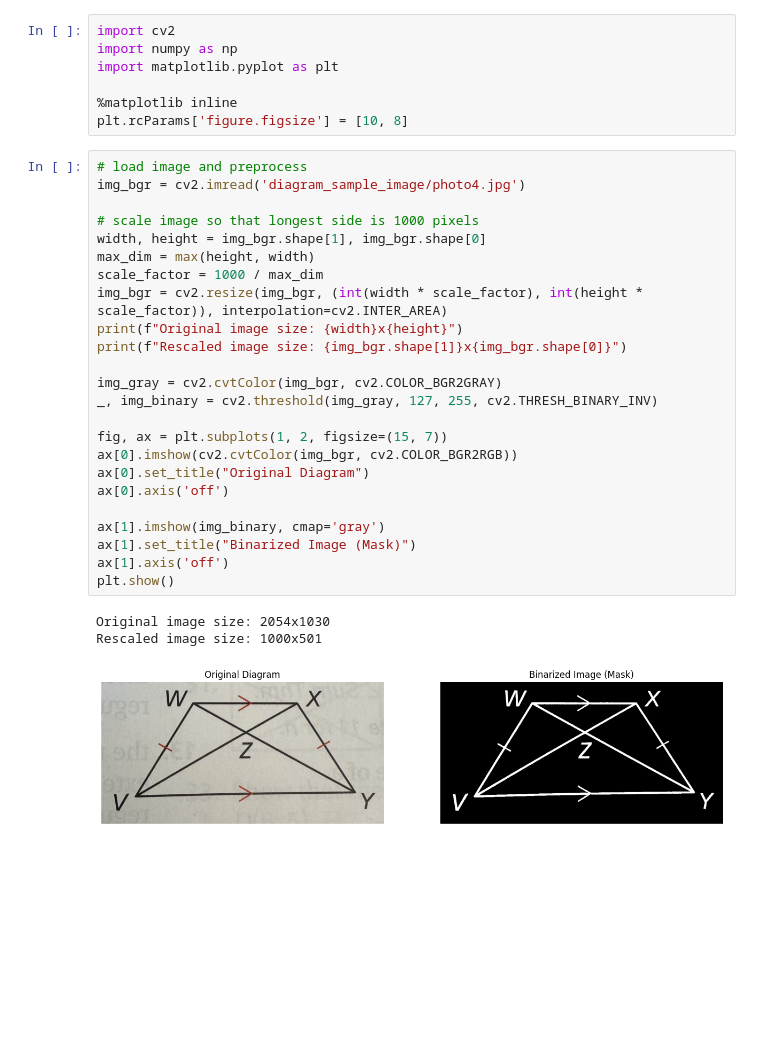
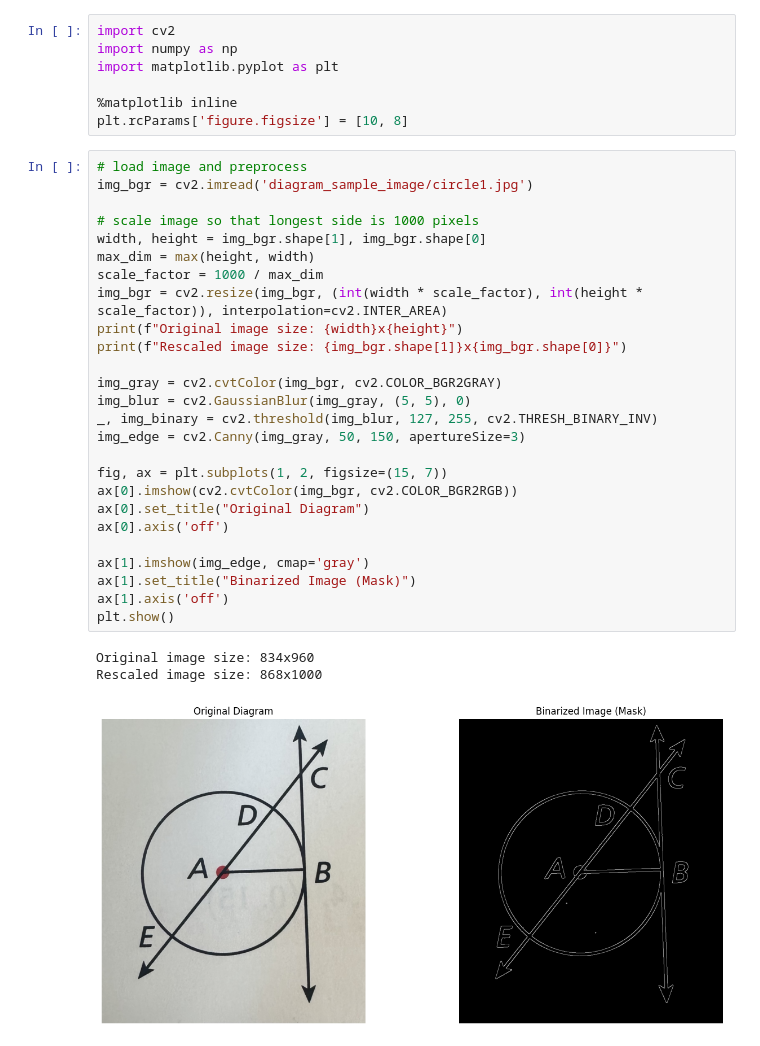
Before and after one commit to hsharriman/geo-proof-dataset, a Jupyter notebook: coordinate_extraction/coord_extraction.ipynb, the cells around one changed output. Cells and saved outputs as stored; diff of their text form; blank space fills up the shorter version.

Commit message:
Add circle coordinate extraction logics

```diff
--- a/coordinate_extraction/coord_extraction.ipynb
+++ b/coordinate_extraction/coord_extraction.ipynb
@@ -7,31 +7,33 @@ import matplotlib.pyplot as plt
 plt.rcParams['figure.figsize'] = [10, 8]
 # %%
 # load image and preprocess
-img_bgr = cv2.imread('diagram_sample_image/photo4.jpg')
+img_bgr = cv2.imread('diagram_sample_image/circle1.jpg')
 
 # scale image so that longest side is 1000 pixels
 width, height = img_bgr.shape[1], img_bgr.shape[0]
 max_dim = max(height, width)
 scale_factor = 1000 / max_dim
 img_bgr = cv2.resize(img_bgr, (int(width * scale_factor), int(height * scale_factor)), interpolation=cv2.INTER_AREA)
 print(f"Original image size: {width}x{height}")
 print(f"Rescaled image size: {img_bgr.shape[1]}x{img_bgr.shape[0]}")
 
 img_gray = cv2.cvtColor(img_bgr, cv2.COLOR_BGR2GRAY)
-_, img_binary = cv2.threshold(img_gray, 127, 255, cv2.THRESH_BINARY_INV)
+img_blur = cv2.GaussianBlur(img_gray, (5, 5), 0)
+_, img_binary = cv2.threshold(img_blur, 127, 255, cv2.THRESH_BINARY_INV)
+img_edge = cv2.Canny(img_gray, 50, 150, apertureSize=3)
 
 fig, ax = plt.subplots(1, 2, figsize=(15, 7))
 ax[0].imshow(cv2.cvtColor(img_bgr, cv2.COLOR_BGR2RGB))
 ax[0].set_title("Original Diagram")
 ax[0].axis('off')
 
-ax[1].imshow(img_binary, cmap='gray')
+ax[1].imshow(img_edge, cmap='gray')
 ax[1].set_title("Binarized Image (Mask)")
 ax[1].axis('off')
 plt.show()
 # %% [output]
-Original image size: 2054x1030
-Rescaled image size: 1000x501
+Original image size: 834x960
+Rescaled image size: 868x1000
-[figure, old version]
+[figure, new version]
 # %%
 from draw_figures import draw_segments_on_image
```
Also changed, not shown: parts of 4 cells of this notebook, 2 other files.
